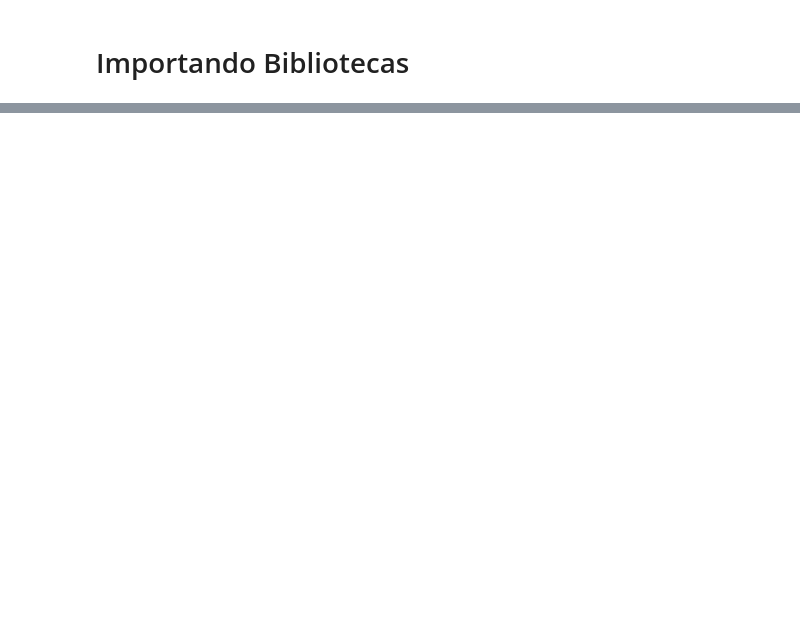
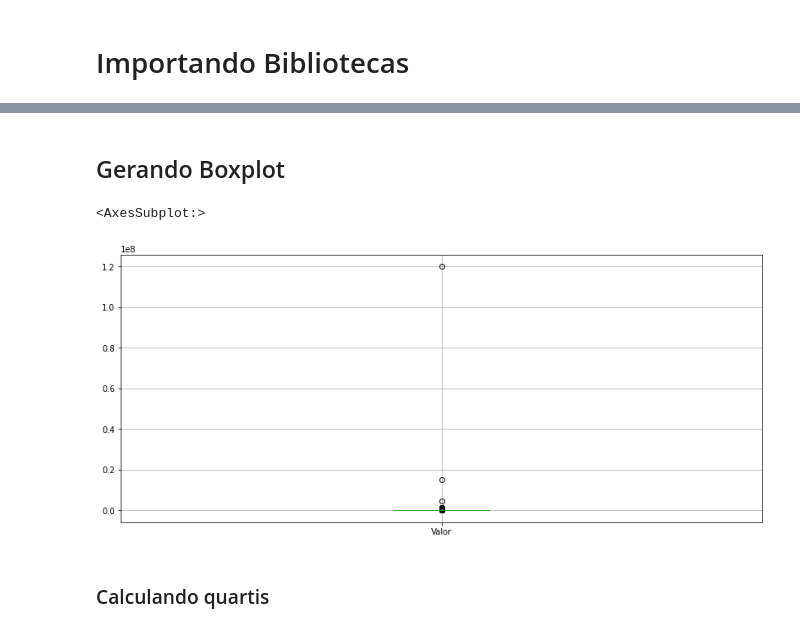
Before and after one commit to seifferth-lopes/Data-Science-Pandas_Limpeza_Analise, a Jupyter notebook: base.ipynb, the cells around one changed output, grey strips where cells are left out. Drawn from its saved outputs; the diff is of its cells as text; code cells hidden in the pictures; blank space fills up the shorter version.

```diff
--- a/base.ipynb
+++ b/base.ipynb
@@ -21,0 +797,5 @@ base_de_dados
+# %%
+plt.rc('figure', figsize = (14,6))
+# %%
+dados = pd.read_csv('aluguel_residencial.csv',';')
+dados.head()
@@ -21,0 +809,7 @@ base_de_dados
+# %% [markdown]
+## Gerando Boxplot
+# %%
+dados.boxplot(['Valor'])
+# %% [output]
+<AxesSubplot:>
+[figure, added]
@@ -21,0 +818,2 @@ base_de_dados
+# %% [markdown]
+### Calculando quartis
```
Also changed, not shown: parts of 107 cells of this notebook, 2 other files.
